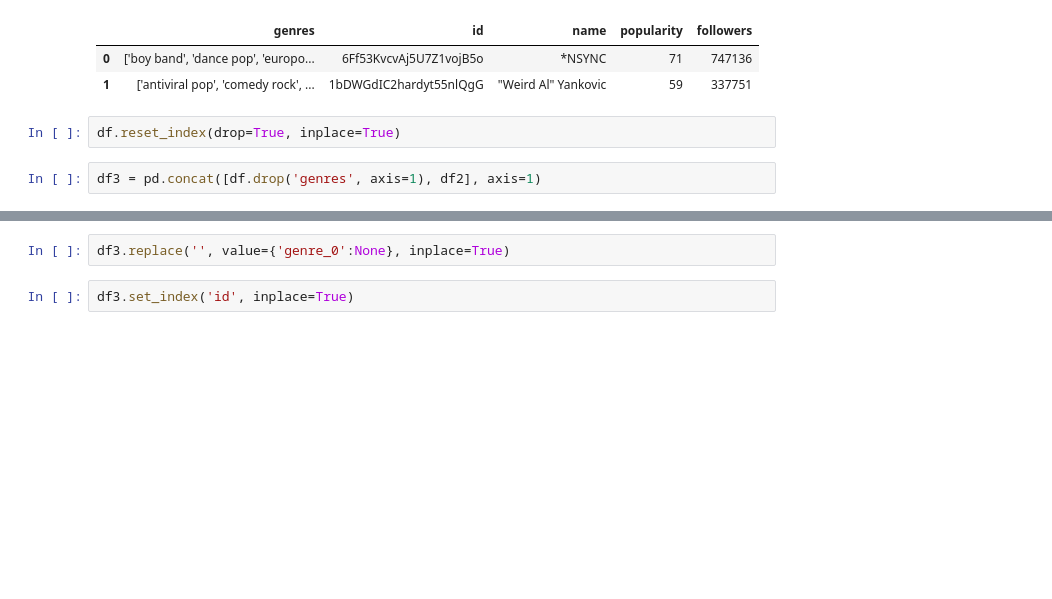
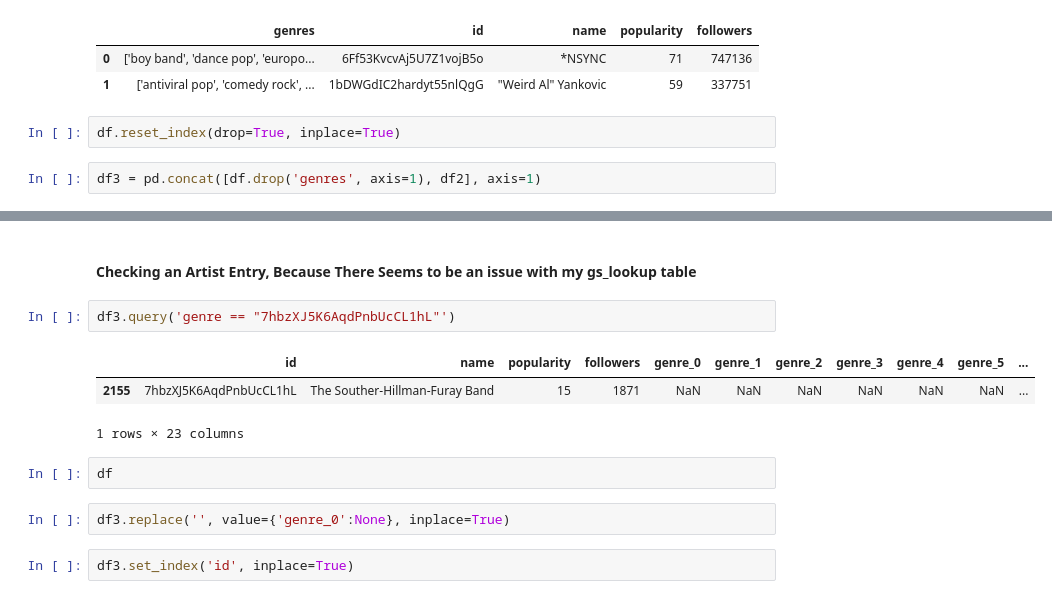
Before and after one commit to jonjohnsontc/songwriter-graph, a Jupyter notebook: notebooks/spotipy.ipynb, the cells around one changed output, grey strips where cells are left out. Drawn from its saved outputs; the diff is of its cells as text; blank space fills up the shorter version.

```diff
--- a/notebooks/spotipy.ipynb
+++ b/notebooks/spotipy.ipynb
@@ -667,4 +669,14 @@ df3.head(2)
 2 rows × 23 columns
+# %% [markdown]
+#### Checking an Artist Entry, Because There Seems to be an issue with my gs_lookup table
+# %%
+df3.query('genre == "7hbzXJ5K6AqdPnbUcCL1hL"')
+# %% [output]
+|  | id | name | popularity | followers | genre_0 | genre_1 | genre_2 | genre_3 | genre_4 | genre_5 | ... |
+| 2155 | 7hbzXJ5K6AqdPnbUcCL1hL | The Souther-Hillman-Furay Band | 15 | 1871 | NaN | NaN | NaN | NaN | NaN | NaN | ... |
+1 rows × 23 columns
+# %%
+df
 # %%
 df3.replace('', value={'genre_0':None}, inplace=True)
 # %%
```
Also changed, not shown: parts of 17 cells of this notebook, 5 other files.
